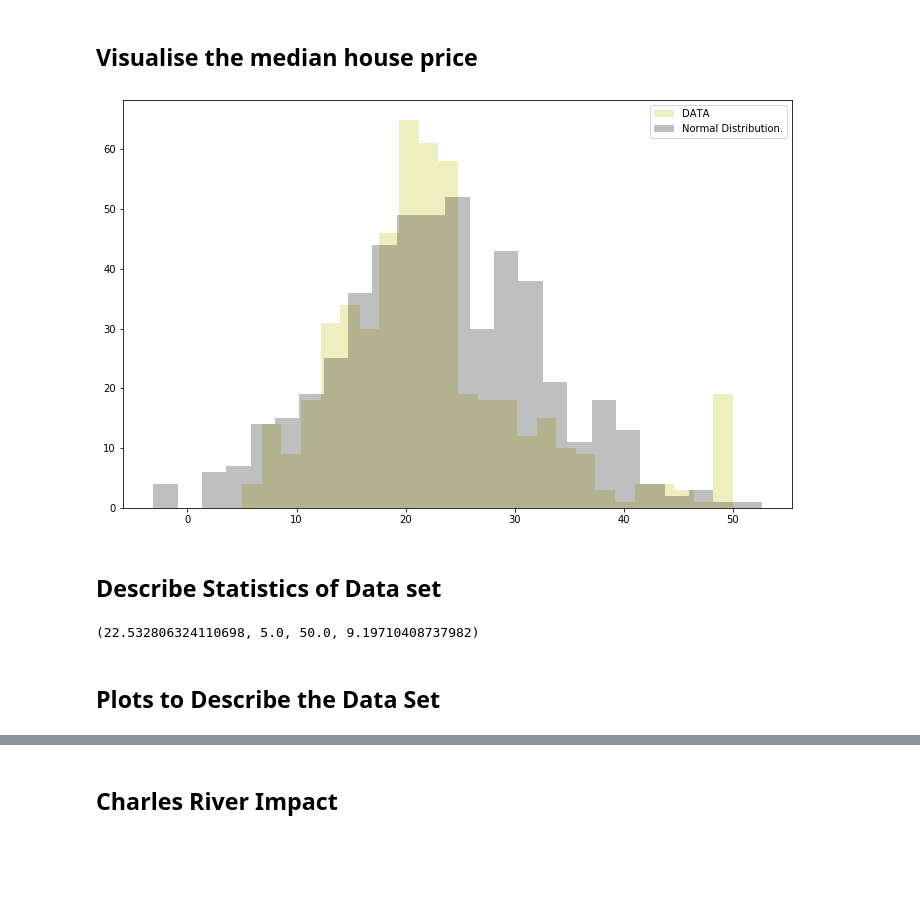
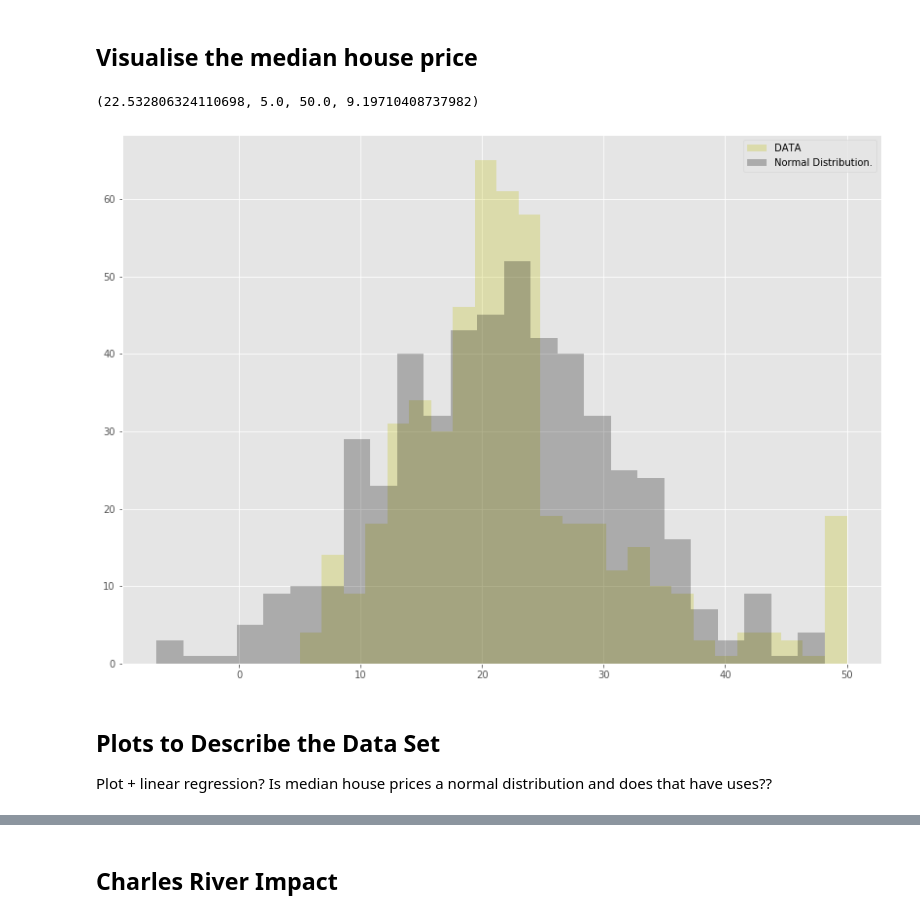
Before and after one commit to healyshane/machine-learn, a Jupyter notebook: machineAssignment.ipynb, the cells around one changed output, grey strips where cells are left out. Cells and saved outputs as stored; diff of their text form; code cells hidden in the pictures; blank space fills up the shorter version.

Commit message:
Plotting and Charles River

```diff
--- a/machineAssignment.ipynb
+++ b/machineAssignment.ipynb
@@ -8,4 +8,6 @@ import pandas as pd
 import matplotlib.pyplot as plt
 import scipy.stats as stats
 import seaborn as sns
-plt.rcParams['figure.figsize'] = (12.0, 7.5)
+
+plt.style.use('ggplot')
+plt.rcParams['figure.figsize'] = 14, 10
@@ -111,11 +92,3 @@ df.describe()
 ## Visualise the median house price
 # %%
 a = df['medv']
-# %%
-# Create histograms to visualise the distribution of house prices
-plt.hist(a, bins=25, color='y', alpha=0.25, label="DATA")
-plt.hist(np.random.normal(22.53, 9.2, 505), color='k', alpha=0.25, bins = 25, label = "Normal Distribution.")
-plt.legend()
-plt.show()
-# %% [output]
-[figure, removed]
@@ -124,8 +95,16 @@ plt.show()
-# %% [markdown]
-## Describe Statistics of Data set
 # %%
 a.mean(), a.min(), a.max(), a.std()
 # %% [output]
 (22.532806324110698, 5.0, 50.0, 9.19710408737982)
+# %%
+# Create histograms to visualise the distribution of house prices
+plt.hist(a, bins=25, color='y', alpha=0.25, label="DATA")
+plt.hist(np.random.normal(22.53, 9.2, 506), color='k', alpha=0.25, bins = 25, label = "Normal Distribution.")
+plt.legend()
+plt.show()
+# %% [output]
+[figure, added]
 # %% [markdown]
 ## Plots to Describe the Data Set
+Plot + linear regression?
+Is median house prices a normal distribution and does that have uses??
```
Also changed, not shown: parts of 33 cells of this notebook.
